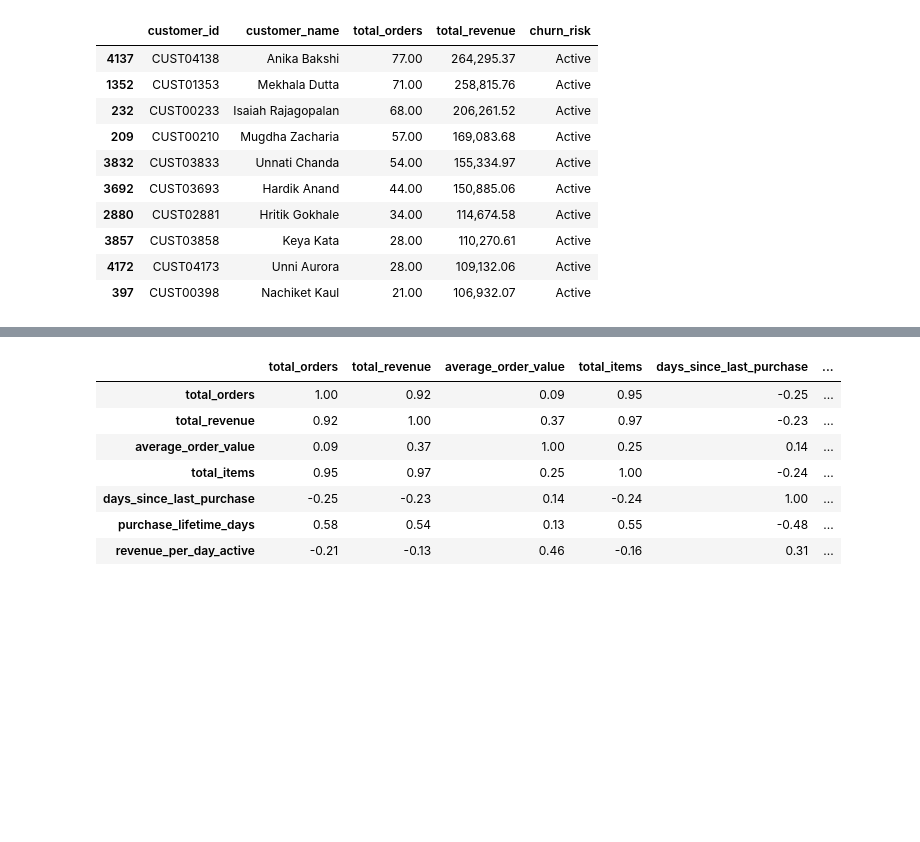
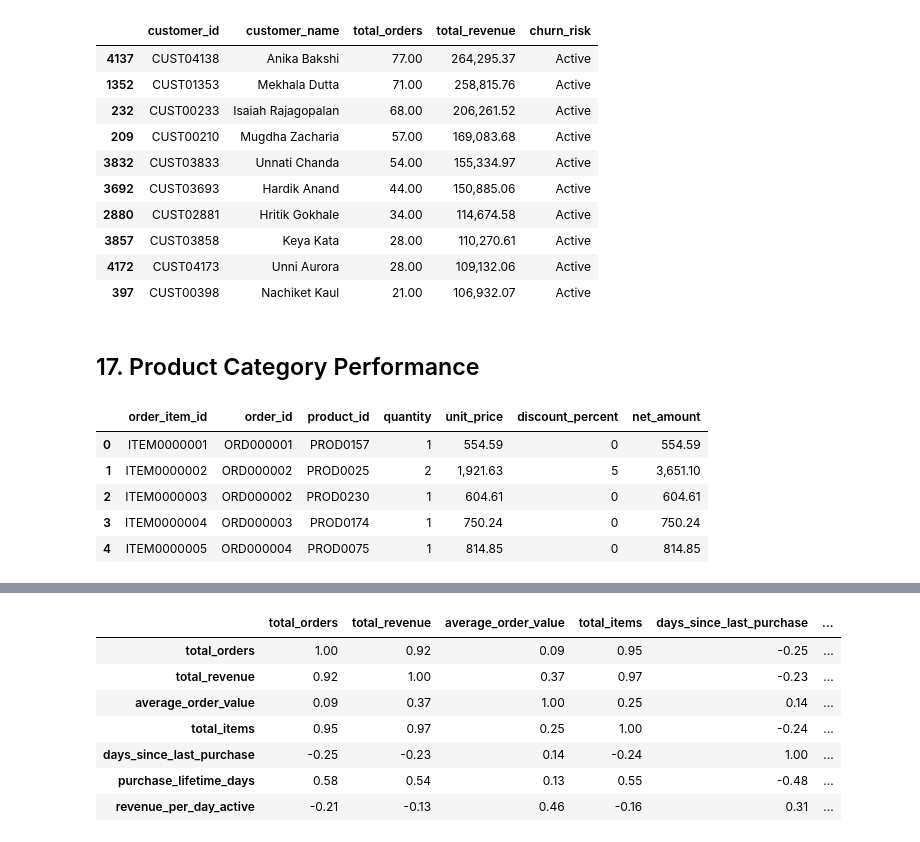
Before and after one commit to Shad0wcoder/ecommerce-eda-sales-pipeline, a Jupyter notebook: notebooks/01_ecommerce_analysis.ipynb, the cells around one changed output, grey strips where cells are left out. Saved outputs shown, nothing was run; the diff lists cells and outputs as text; code cells hidden in the pictures; blank space fills up the shorter version.

```diff
--- a/notebooks/01_ecommerce_analysis.ipynb
+++ b/notebooks/01_ecommerce_analysis.ipynb
@@ -559,3 +559,39 @@ top_customers
 | 3857 | CUST03858 | Keya Kata | 28.00 | 110,270.61 | Active |
 | 4172 | CUST04173 | Unni Aurora | 28.00 | 109,132.06 | Active |
 | 397 | CUST00398 | Nachiket Kaul | 21.00 | 106,932.07 | Active |
+# %% [markdown]
+## 17. Product Category Performance
+# %%
+order_items = pd.read_csv(
+    RAW_DIR / "order_items.csv"
+)
+
+order_items["quantity"] = pd.to_numeric(
+    order_items["quantity"],
+    errors="coerce"
+)
+
+order_items["unit_price"] = pd.to_numeric(
+    order_items["unit_price"],
+    errors="coerce"
+)
+
+order_items["discount_percent"] = pd.to_numeric(
+    order_items["discount_percent"],
+    errors="coerce"
+).fillna(0)
+
+order_items["net_amount"] = (
+    order_items["quantity"]
+    * order_items["unit_price"]
+    * (1 - order_items["discount_percent"] / 100)
+)
+
+order_items.head()
+# %% [output]
+|  | order_item_id | order_id | product_id | quantity | unit_price | discount_percent | net_amount |
+| 0 | ITEM0000001 | ORD000001 | PROD0157 | 1 | 554.59 | 0 | 554.59 |
+| 1 | ITEM0000002 | ORD000002 | PROD0025 | 2 | 1,921.63 | 5 | 3,651.10 |
+| 2 | ITEM0000003 | ORD000002 | PROD0230 | 1 | 604.61 | 0 | 604.61 |
+| 3 | ITEM0000004 | ORD000003 | PROD0174 | 1 | 750.24 | 0 | 750.24 |
+| 4 | ITEM0000005 | ORD000004 | PROD0075 | 1 | 814.85 | 0 | 814.85 |
```
Also changed, not shown: parts of 11 cells of this notebook, 1 other file.
